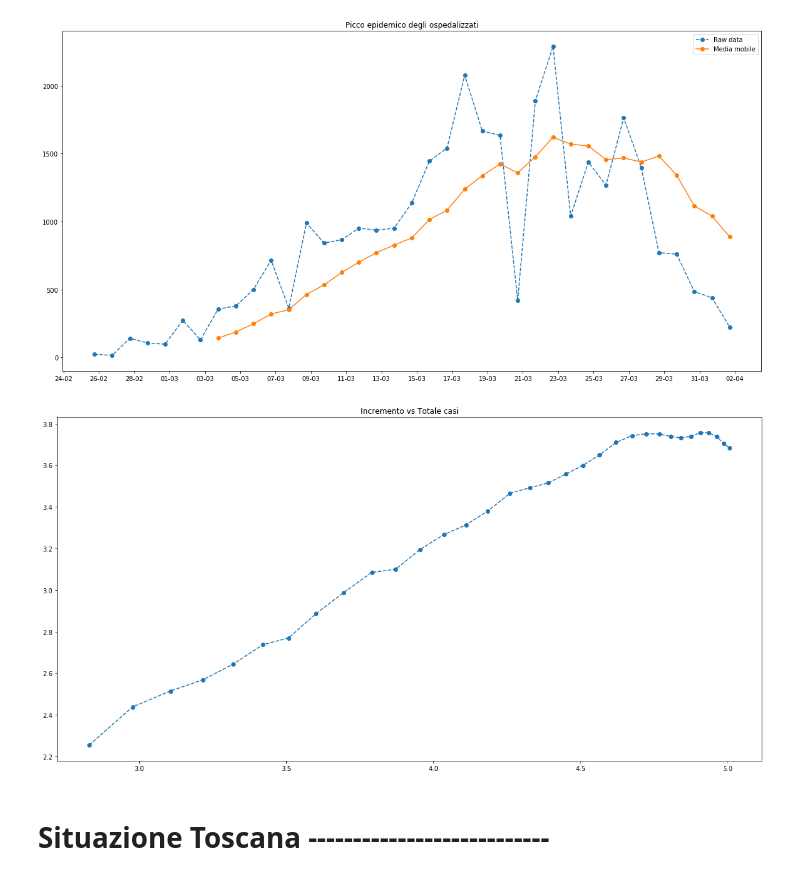
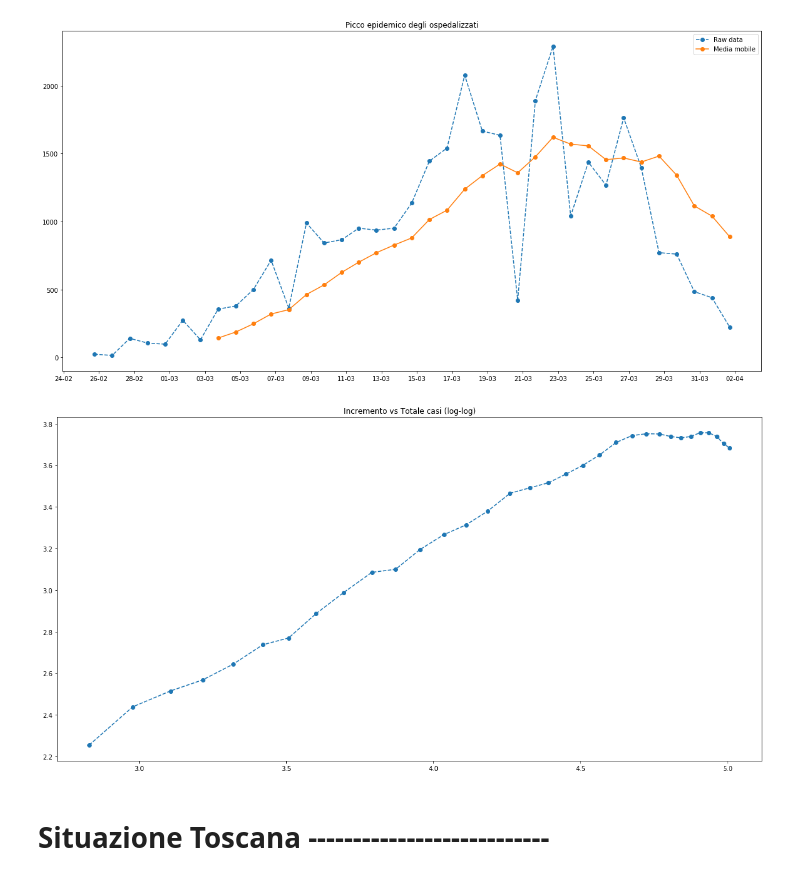
Before and after one commit to stefano-gaggero/COVID19, a Jupyter notebook: 2020-03 COVID.ipynb, the cells around one changed output. Drawn from its saved outputs; the diff is of its cells as text; code cells hidden in the pictures.

```diff
--- a/2020-03 COVID.ipynb
+++ b/2020-03 COVID.ipynb
@@ -58,9 +66,9 @@ def plotIncrements(ds, ycol, title='', N=5, xcol='data'):
     ax.legend()
     plt.show()
 # %%
-def plotLogLog(ds, ycol, title='', N=5):
+def plotLogPhaseSpace(ds, ycol, title='', N=5):
     """
-    Plot logarimico dei nuovi casi vs casi totali
+    Plot logarimico dei nuovi casi vs casi totali (una sorta di spazio delle fasi)
     L'asse delle x non è il tempo ma il n. di casi totali (che comunque cresce sempre)
     """
     ys = list(ds[ycol])
@@ -96,9 +104,9 @@ plotIncrements(ds, 'totale_ospedalizzati', 'Picco epidemico degli ospedalizzati'
 # %% [output]
 [figure]
 # %%
-plotLogLog(ds, 'totale_casi', title='Incremento vs Totale casi', N=5)
+plotLogPhaseSpace(ds, 'totale_casi', title='Incremento vs Totale casi (log-log)', N=5)
 # %% [output]
-[figure, old version]
+[figure, new version]
 # %% [markdown]
 # Situazione Toscana ---------------------------
 # %%
```
Also changed, not shown: parts of 3 cells of this notebook.
